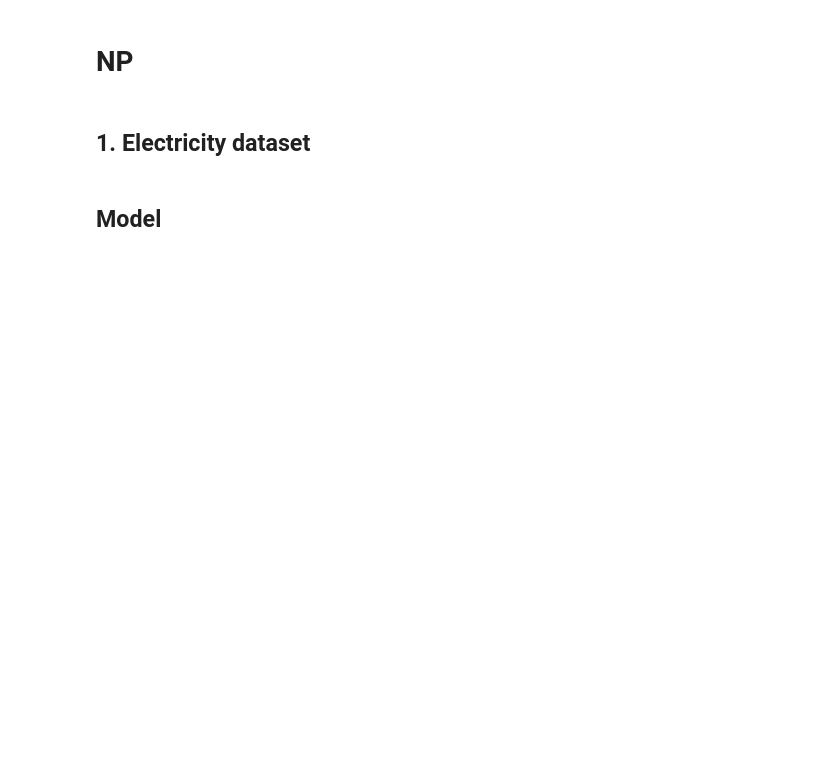
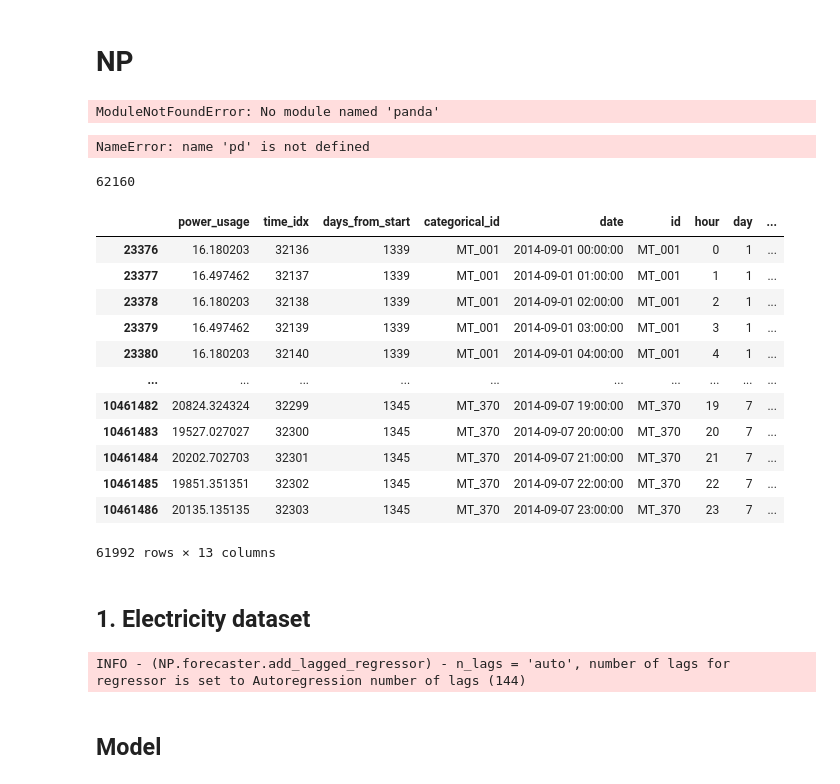
Before and after one commit to ben10ben/Interpretable-time-series-forecasting-at-scale, a Jupyter notebook: np2_yulia.ipynb, the cells around one changed output. Saved outputs shown, nothing was run; the diff lists cells and outputs as text; code cells hidden in the pictures; blank space fills up the shorter version.

```diff
--- a/np2_yulia.ipynb
+++ b/np2_yulia.ipynb
@@ -10,3 +10,8 @@ import pickle
 import torch
 import contextlib
 from dataloading_helpers import electricity_dataloader
+import panda as pd
+set_log_level("ERROR")
+set_random_seed(111)
+# %% [output]
+ModuleNotFoundError: No module named 'panda'
@@ -15,0 +18,37 @@ set_random_seed(111)
+# %%
+#csv_file = CONFIG_DICT["datasets"]["electricity"] / "LD2011_2014.csv"
+df = pd.read_csv(csv_file, index_col=0)
+df['time_idx'] = df['time_idx'].astype('int')
+
+
+valid_boundary=1315
+test_boundary=1339
+
+index = df['days_from_start']
+maximum = df["days_from_start"].max()
+train = df.loc[index < valid_boundary]
+valid = df.loc[(index >= valid_boundary - 7) & (index < test_boundary)]
+test = df.loc[index > (maximum - 7)]
+test
+# %% [output]
+NameError: name 'pd' is not defined
+# %%
+168*370
+# %% [output]
+62160
+# %%
+test
+# %% [output]
+|  | power_usage | time_idx | days_from_start | categorical_id | date | id | hour | day | ... |
+| 23376 | 16.180203 | 32136 | 1339 | MT_001 | 2014-09-01 00:00:00 | MT_001 | 0 | 1 | ... |
+| 23377 | 16.497462 | 32137 | 1339 | MT_001 | 2014-09-01 01:00:00 | MT_001 | 1 | 1 | ... |
+| 23378 | 16.180203 | 32138 | 1339 | MT_001 | 2014-09-01 02:00:00 | MT_001 | 2 | 1 | ... |
+| 23379 | 16.497462 | 32139 | 1339 | MT_001 | 2014-09-01 03:00:00 | MT_001 | 3 | 1 | ... |
+| 23380 | 16.180203 | 32140 | 1339 | MT_001 | 2014-09-01 04:00:00 | MT_001 | 4 | 1 | ... |
+| ... | ... | ... | ... | ... | ... | ... | ... | ... | ... |
+| 10461482 | 20824.324324 | 32299 | 1345 | MT_370 | 2014-09-07 19:00:00 | MT_370 | 19 | 7 | ... |
+| 10461483 | 19527.027027 | 32300 | 1345 | MT_370 | 2014-09-07 20:00:00 | MT_370 | 20 | 7 | ... |
+| 10461484 | 20202.702703 | 32301 | 1345 | MT_370 | 2014-09-07 21:00:00 | MT_370 | 21 | 7 | ... |
+| 10461485 | 19851.351351 | 32302 | 1345 | MT_370 | 2014-09-07 22:00:00 | MT_370 | 22 | 7 | ... |
+| 10461486 | 20135.135135 | 32303 | 1345 | MT_370 | 2014-09-07 23:00:00 | MT_370 | 23 | 7 | ... |
+61992 rows × 13 columns
@@ -18,12 +75,15 @@ set_random_seed(111)
 # %%
 # run this for using googles normalization
 
-train, test, val = electricity_dataloader.create_electricity_timeseries_np()
+train, val, test = electricity_dataloader.create_electricity_timeseries_np()
+
 train['date'] =  pd.to_datetime(train['date'], format='%Y-%m-%d %H:%M:%S.%f')
 train.rename(columns={"power_usage": "y", "date": "ds", "id": "ID"}, inplace = True)
 
 test['date'] =  pd.to_datetime(test['date'], format='%Y-%m-%d %H:%M:%S.%f')
 test.rename(columns={"power_usage": "y", "date": "ds", "id": "ID"}, inplace = True)
+test = test[test["ds"] >= "2014-09-01"]
+
 
 val['date'] =  pd.to_datetime(val['date'], format='%Y-%m-%d %H:%M:%S.%f')
 val.rename(columns={"power_usage": "y", "date": "ds", "id": "ID"}, inplace = True)
@@ -39,10 +99,11 @@ df_train = train[input_columns + lagged_regressors]    # with regressors
 test = test[input_columns + lagged_regressors]
 df_val = val[input_columns + lagged_regressors]
 
-num_id = 1
-df_train = df_train[df_train.ID.isin(df_train.ID.unique()[:num_id])]
-test = test[test.ID.isin(test.ID.unique()[:num_id])]
-df_val = df_val[df_val.ID.isin(df_val.ID.unique()[:num_id])]
+#num_id = 1
+#df_train = df_train[df_train.ID.isin(df_train.ID.unique()[:num_id])]
+#test = test[test.ID.isin(test.ID.unique()[:num_id])]
+#df_val = df_val[df_val.ID.isin(df_val.ID.unique()[:num_id])]
+
 
 model = NeuralProphet(
         growth = "off",                    # no trend
@@ -61,6 +122,8 @@ model = NeuralProphet(
 
 model = model.highlight_nth_step_ahead_of_each_forecast(step_number = model.n_forecasts)
 model = model.add_lagged_regressor(names = lagged_regressors)
+# %% [output]
+INFO - (NP.forecaster.add_lagged_regressor) - n_lags = 'auto', number of lags for regressor is set to Autoregression number of lags (144)
 # %%
 # using build in normalizer
 csv_file = CONFIG_DICT["datasets"]["electricity"] / "LD2011_2014.csv"
```
Also changed, not shown: parts of 13 cells of this notebook, 6 other files.
